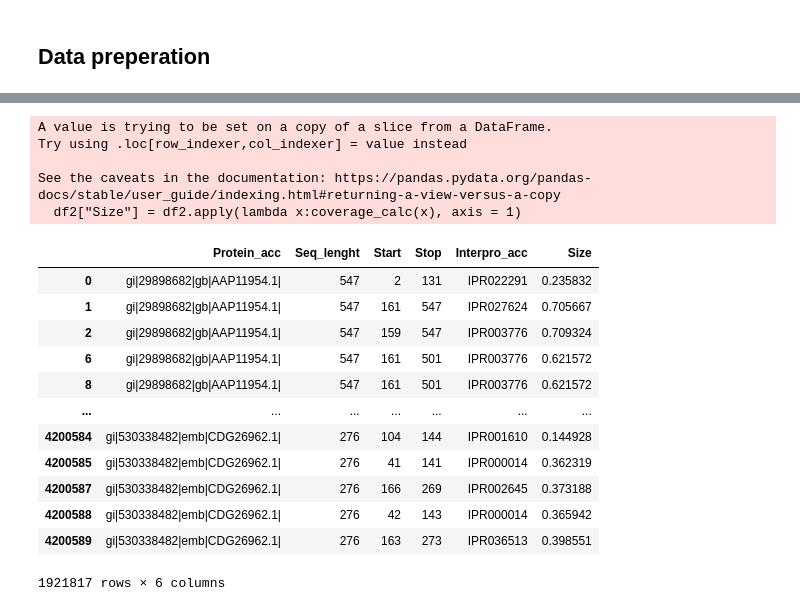
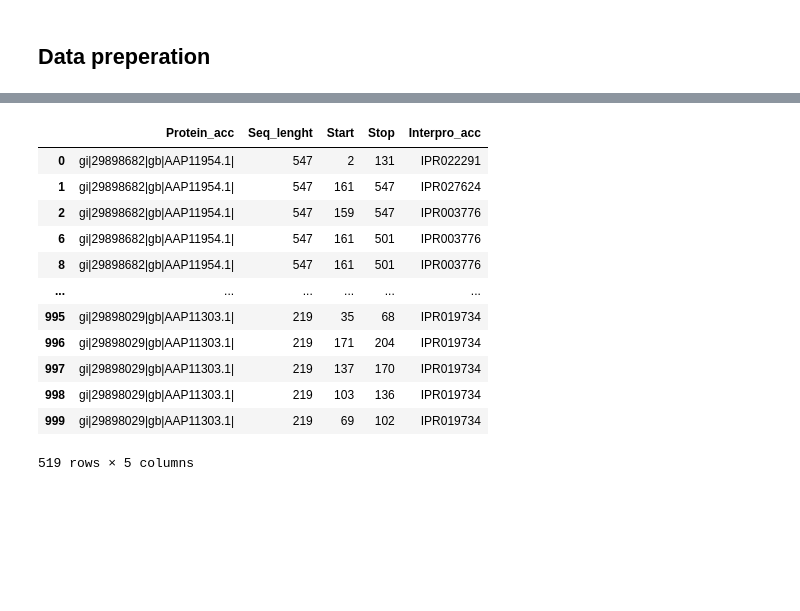
Before and after one commit to Pinatic/Programming3, a Jupyter notebook: Assignment6/Assignment6_NB.ipynb, the cells around one changed output, grey strips where cells are left out. Saved outputs shown, nothing was run; the diff lists cells and outputs as text; code cells hidden in the pictures; blank space fills up the shorter version.

```diff
--- a/Assignment6/Assignment6_NB.ipynb
+++ b/Assignment6/Assignment6_NB.ipynb
@@ -90,38 +63,16 @@ ValueError: The truth value of a Series is ambiguous. Use a.empty, a.bool(), a.i
-# %%
-def coverage_calc(ddf):
-    """
-    calculate percentage the feature covers on the total protein length
-    use with .apply() method
-
-    returns:
-        0 if Interpro_acc < 0.90 (small)
-        1 if Interpro_acc > 0.90 (large)
-    """
-
-    Size = (ddf["Stop"] - ddf["Start"]) / ddf["Seq_lenght"]
-    return Size
-
-
-df2["Size"] = df2.apply(lambda x:coverage_calc(x), axis = 1)
-# %% [output]
-A value is trying to be set on a copy of a slice from a DataFrame.
-Try using .loc[row_indexer,col_indexer] = value instead
-
-See the caveats in the documentation: https://pandas.pydata.org/pandas-docs/stable/user_guide/indexing.html#returning-a-view-versus-a-copy
-  df2["Size"] = df2.apply(lambda x:coverage_calc(x), axis = 1)
-# %%
-df2
-# %% [output]
-|  | Protein_acc | Seq_lenght | Start | Stop | Interpro_acc | Size |
-| 0 | gi|29898682|gb|AAP11954.1| | 547 | 2 | 131 | IPR022291 | 0.235832 |
-| 1 | gi|29898682|gb|AAP11954.1| | 547 | 161 | 547 | IPR027624 | 0.705667 |
-| 2 | gi|29898682|gb|AAP11954.1| | 547 | 159 | 547 | IPR003776 | 0.709324 |
-| 6 | gi|29898682|gb|AAP11954.1| | 547 | 161 | 501 | IPR003776 | 0.621572 |
-| 8 | gi|29898682|gb|AAP11954.1| | 547 | 161 | 501 | IPR003776 | 0.621572 |
-| ... | ... | ... | ... | ... | ... | ... |
-| 4200584 | gi|530338482|emb|CDG26962.1| | 276 | 104 | 144 | IPR001610 | 0.144928 |
-| 4200585 | gi|530338482|emb|CDG26962.1| | 276 | 41 | 141 | IPR000014 | 0.362319 |
-| 4200587 | gi|530338482|emb|CDG26962.1| | 276 | 166 | 269 | IPR002645 | 0.373188 |
-| 4200588 | gi|530338482|emb|CDG26962.1| | 276 | 42 | 143 | IPR000014 | 0.365942 |
-| 4200589 | gi|530338482|emb|CDG26962.1| | 276 | 163 | 273 | IPR036513 | 0.398551 |
-1921817 rows × 6 columns
+# %%
+df
+# %% [output]
+|  | Protein_acc | Seq_lenght | Start | Stop | Interpro_acc |
+| 0 | gi|29898682|gb|AAP11954.1| | 547 | 2 | 131 | IPR022291 |
+| 1 | gi|29898682|gb|AAP11954.1| | 547 | 161 | 547 | IPR027624 |
+| 2 | gi|29898682|gb|AAP11954.1| | 547 | 159 | 547 | IPR003776 |
+| 6 | gi|29898682|gb|AAP11954.1| | 547 | 161 | 501 | IPR003776 |
+| 8 | gi|29898682|gb|AAP11954.1| | 547 | 161 | 501 | IPR003776 |
+| ... | ... | ... | ... | ... | ... |
+| 995 | gi|29898029|gb|AAP11303.1| | 219 | 35 | 68 | IPR019734 |
+| 996 | gi|29898029|gb|AAP11303.1| | 219 | 171 | 204 | IPR019734 |
+| 997 | gi|29898029|gb|AAP11303.1| | 219 | 137 | 170 | IPR019734 |
+| 998 | gi|29898029|gb|AAP11303.1| | 219 | 103 | 136 | IPR019734 |
+| 999 | gi|29898029|gb|AAP11303.1| | 219 | 69 | 102 | IPR019734 |
+519 rows × 5 columns
```
Also changed, not shown: parts of 11 cells of this notebook, 3 other files.
